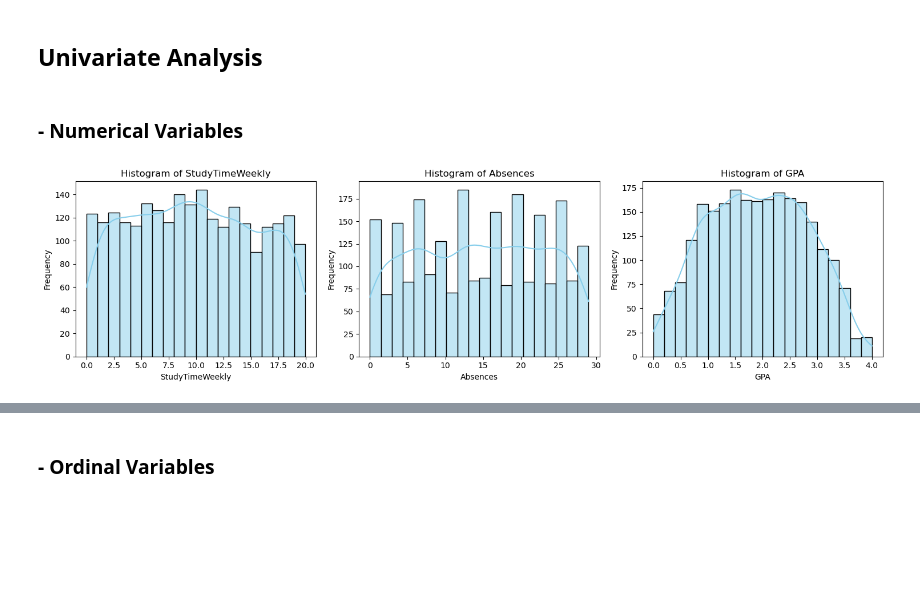
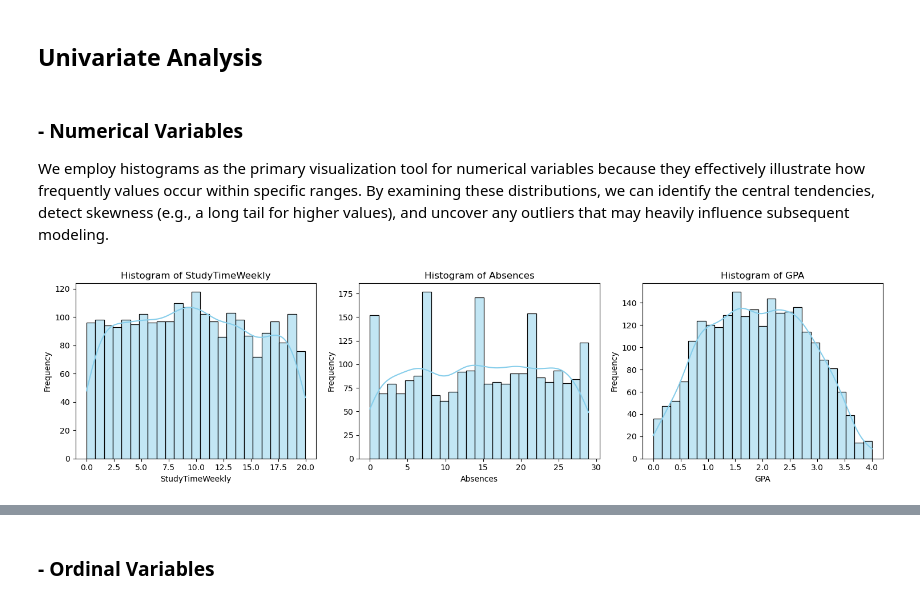
Before and after one commit to jeremiafourie/BrightPath-Grade-Predictor, a Jupyter notebook: notebooks/eda.ipynb, the cells around one changed output, grey strips where cells are left out. Saved outputs shown, nothing was run; the diff lists cells and outputs as text; code cells hidden in the pictures; blank space fills up the shorter version.

```diff
--- a/notebooks/eda.ipynb
+++ b/notebooks/eda.ipynb
@@ -26,30 +26,31 @@ ord_df = data[ordinal_vars].copy()
 ## Univariate Analysis
 # %% [markdown]
 ### - Numerical Variables
+We employ histograms as the primary visualization tool for numerical variables because they effectively illustrate how frequently values occur within specific ranges. By examining these distributions, we can identify the central tendencies, detect skewness (e.g., a long tail for higher values), and uncover any outliers that may heavily influence subsequent modeling.
 # %%
 num_cols = num_df.columns.tolist()
 
 # Determine grid size based on the number of variables (here 5 variables)
 # We'll use 2 rows and 3 columns (6 subplots) and remove the unused subplot.
 n_cols = 3
 n_rows = (len(num_cols) + n_cols - 1) // n_cols
 
 # Create subplots
 fig, axes = plt.subplots(nrows=n_rows, ncols=n_cols, figsize=(5 * n_cols, 4 * n_rows))
 axes = axes.flatten()
 
 # Loop over each numerical variable to create a histogram with KDE
 for i, col in enumerate(num_cols):
-    sns.histplot(num_df[col], kde=True, bins=20, ax=axes[i], color='skyblue')
+    sns.histplot(num_df[col], kde=True, bins=25, ax=axes[i], color='skyblue')
     axes[i].set_title(f"Histogram of {col}")
     axes[i].set_xlabel(col)
     axes[i].set_ylabel("Frequency")
 
 # Remove any extra subplots (if there are any)
 for j in range(i + 1, len(axes)):
     fig.delaxes(axes[j])
 
 plt.tight_layout()
 plt.show()
 # %% [output]
-[figure, old version]
+[figure, new version]
```
Also changed, not shown: parts of 4 cells of this notebook.
